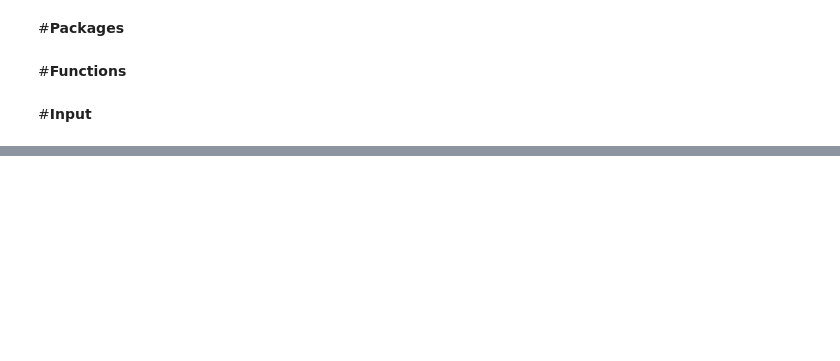
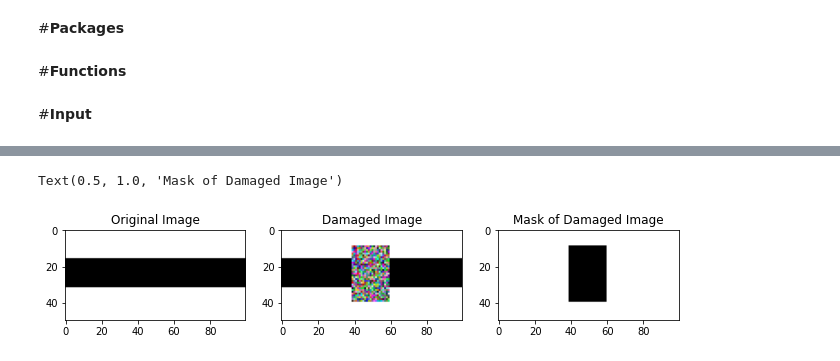
Before and after one commit to gmontroni/Final-Project---Image-Processing, a Jupyter notebook: FinalProject_GuilhermeMontroni.ipynb, the cells around one changed output, grey strips where cells are left out. Drawn from its saved outputs; the diff is of its cells as text; code cells hidden in the pictures; blank space fills up the shorter version.

```diff
--- a/FinalProject_GuilhermeMontroni.ipynb
+++ b/FinalProject_GuilhermeMontroni.ipynb
@@ -61,3 +53,23 @@ def rgb2gray(rgb):
+# %%
+# Pattern the Mask
+def checkmask(mask):
+# by pattern, the black region will be determined as the retouching area
+
+  # number of elements black (false) and white (true)
+  a = np.count_nonzero(mask == False)
+  b = np.count_nonzero(mask == True)
+
+  # if the mask has more than one layer
+  if len(mask.shape) == 3:
+    # select the first layer
+    mask = mask[:,:,0]
+
+  # if the mask has more black pixels
+  # then the mask is inverted
+  if a > b:
+    mask = ~mask
+
+  return (mask)
 # %%
 # Euclidean Distance
 def Euclidean_distance(p, q):
@@ -197,0 +166,25 @@ plt.imshow(img, cmap="gray"); plt.title("Result Image")
+# %%
+#filename = str(input().rstrip())                                                    # file of input image
+originalimg = imageio.imread('dataimage/cahn_hilliard_clean.png').astype(np.uint8)   # uint8 elements
+
+#filename = str(input().rstrip())                                                    # file of input image
+degradedimg = imageio.imread('dataimage/cahn_hilliard_input.png').astype(np.uint8)   # uint8 elements
+
+#filename = str(input().rstrip())                                                    # file of input mask
+mask = imageio.imread('dataimage/cahn_hilliard_mask.png').astype(bool)               # logical elements
+# Pattern the Mask
+mask = checkmask(mask)
+# %%
+## plotting
+plt.figure(figsize=(11,4))
+plt.subplot(131)
+plt.imshow(originalimg, cmap="gray"); plt.title("Original Image")
+
+plt.subplot(132)
+plt.imshow(degradedimg, cmap="gray"); plt.title("Damaged Image")
+
+plt.subplot(133)
+plt.imshow(mask, cmap="gray"); plt.title("Mask of Damaged Image")
+# %% [output]
+Text(0.5, 1.0, 'Mask of Damaged Image')
+[figure, added]
```
Also changed, not shown: parts of 49 cells of this notebook.
